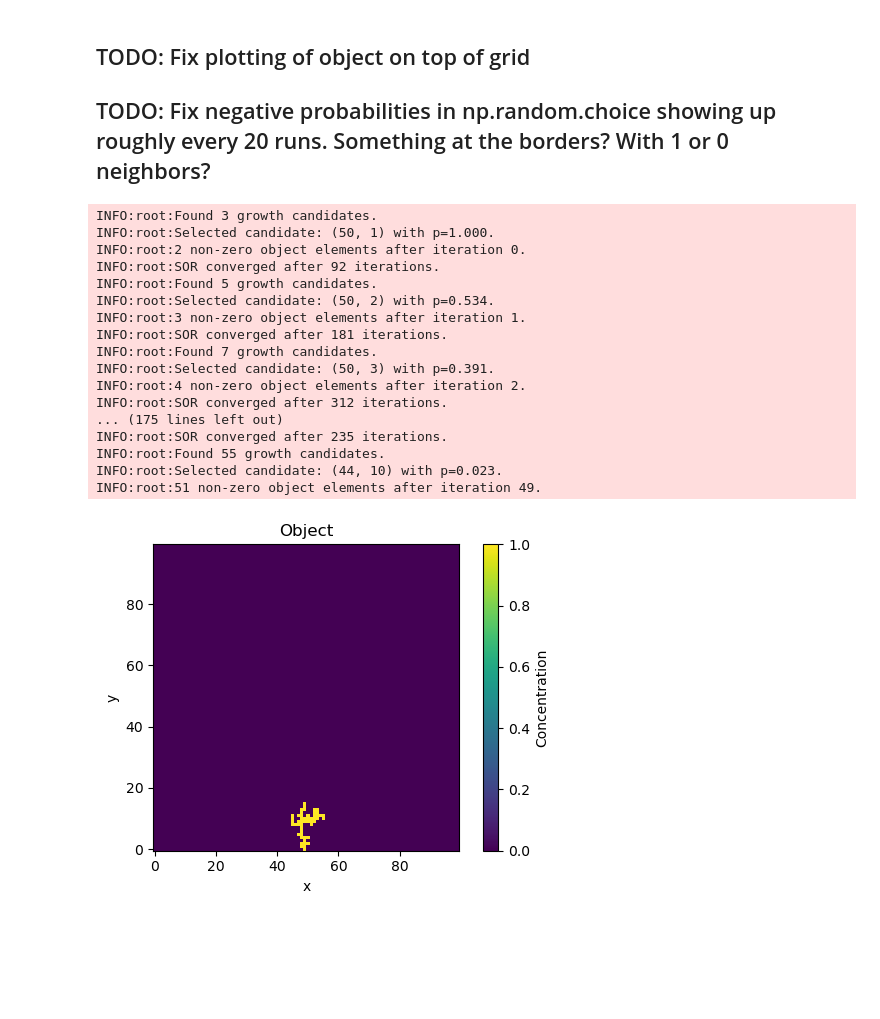
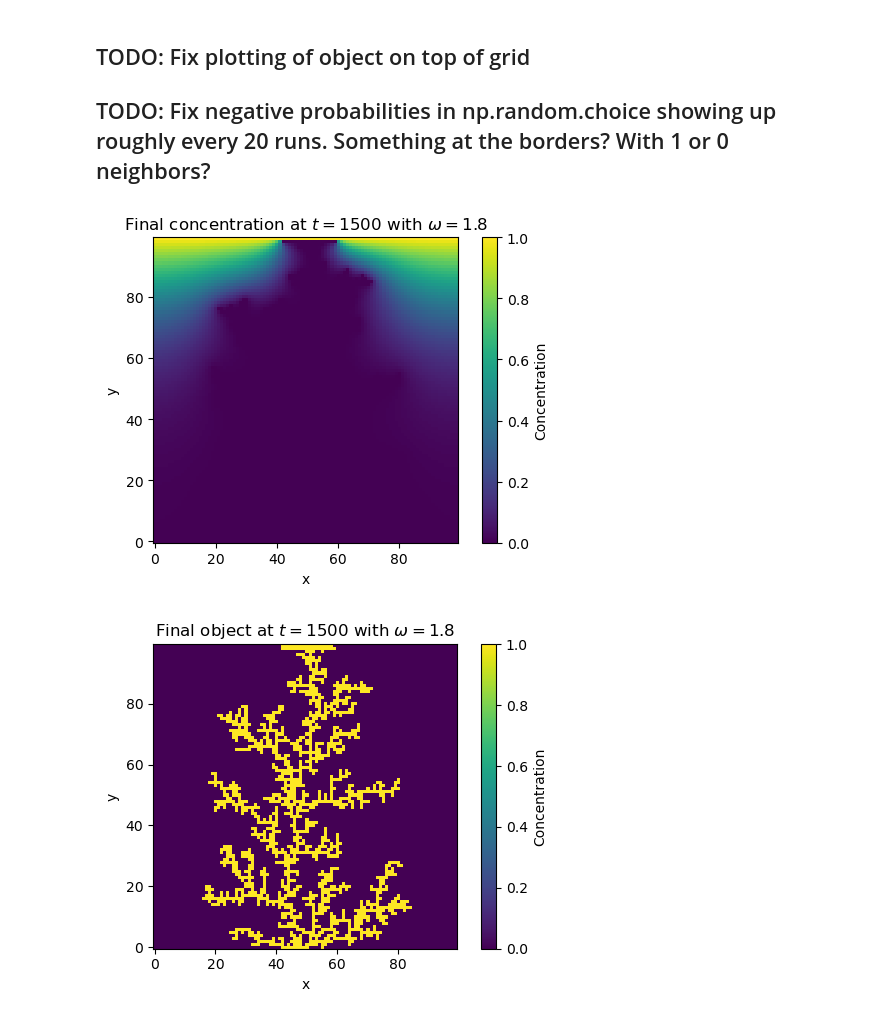
Before and after one commit to jonas4climate/modelling-natural-processes, a Jupyter notebook: Set2_1_1.ipynb, the cells around one changed output. Saved outputs shown, nothing was run; the diff lists cells and outputs as text; code cells hidden in the pictures; blank space fills up the shorter version.

```diff
--- a/Set2_1_1.ipynb
+++ b/Set2_1_1.ipynb
@@ -228,27 +285,15 @@ def get_candidate_probabilities(c, growth_candidates):
 # %% [markdown]
 ## TODO: Fix plotting of object on top of grid
 ## TODO: Fix negative probabilities in np.random.choice showing up roughly every 20 runs. Something at the borders? With 1 or 0 neighbors?
-# %%
-Nt = 50
-c, obj, iter = simulate_dla_growth_model(Nt)
-plot_laplace_grid(obj, 'Object', 'object_imshow')
-# plot_laplace_grid(c, obj, 'Final concentration', 'final_concentration_dla')
-# %% [output]
-INFO:root:Found 3 growth candidates.
-INFO:root:Selected candidate: (50, 1) with p=1.000.
-INFO:root:2 non-zero object elements after iteration 0.
-INFO:root:SOR converged after 92 iterations.
-INFO:root:Found 5 growth candidates.
-INFO:root:Selected candidate: (50, 2) with p=0.534.
-INFO:root:3 non-zero object elements after iteration 1.
-INFO:root:SOR converged after 181 iterations.
-INFO:root:Found 7 growth candidates.
-INFO:root:Selected candidate: (50, 3) with p=0.391.
-INFO:root:4 non-zero object elements after iteration 2.
-INFO:root:SOR converged after 312 iterations.
-... (175 lines left out)
-INFO:root:SOR converged after 235 iterations.
-INFO:root:Found 55 growth candidates.
-INFO:root:Selected candidate: (44, 10) with p=0.023.
-INFO:root:51 non-zero object elements after iteration 49.
-[figure, removed]
+# %%
+# _, omega, _ = select_best_omega_for_sor(np.linspace(1.0, 1.9, 20), 1e-6, c_init)
+omega = 1.8
+Nt = 1500
+Nx = 100
+max_sor_iter = 10_000
+c, obj, iter = simulate_dla_growth_model(Nt=Nt, Nx=Nx, max_sor_iter=max_sor_iter, omega=omega, init_optimize=True)
+plot_laplace_grid(c, f'Final concentration at $t={Nt}$ with $\\omega = {omega}$', 'final_concentration_dla')
+plot_laplace_grid(obj, f'Final object at $t={Nt}$ with $\\omega = {omega}$', 'final_object_dla')
+# %% [output]
+[figure, added]
+[figure, added]
```
Also changed, not shown: parts of 7 cells of this notebook.
